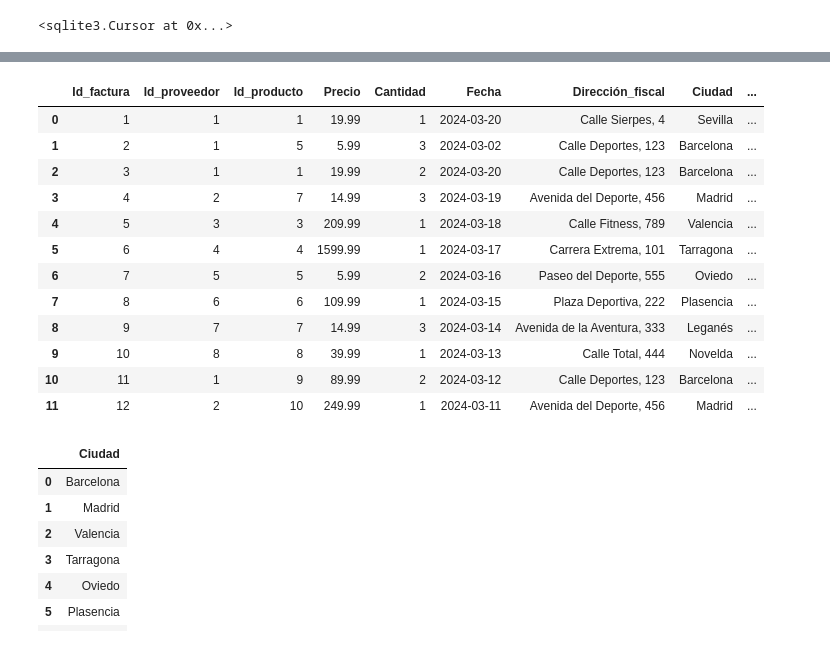
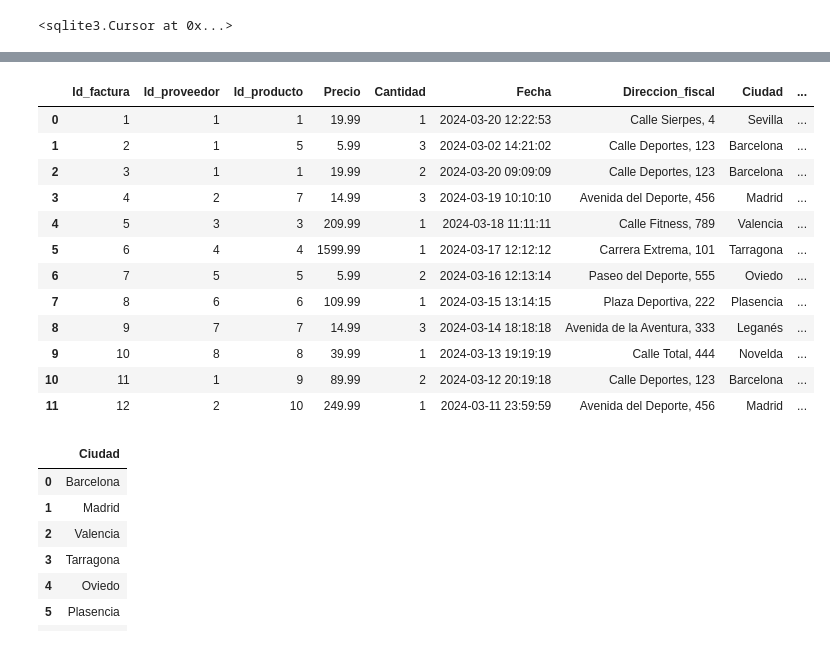
Before and after one commit to mariasanvals/Modelo_BD, a Jupyter notebook: bd_decathlon.ipynb, the cells around one changed output, grey strips where cells are left out. Cells and saved outputs as stored; diff of their text form; code cells hidden in the pictures.

```diff
--- a/bd_decathlon.ipynb
+++ b/bd_decathlon.ipynb
@@ -221,24 +210,24 @@ conexion.commit()
 # %%
 query = '''
-SELECT
+SELECT *
 FROM facturas
 '''
 
 sql_query(query)
 # %% [output]
-|  | Id_factura | Id_proveedor | Id_producto | Precio | Cantidad | Fecha | Dirección_fiscal | Ciudad | ... |
-| 0 | 1 | 1 | 1 | 19.99 | 1 | 2024-03-20 | Calle Sierpes, 4 | Sevilla | ... |
-| 1 | 2 | 1 | 5 | 5.99 | 3 | 2024-03-02 | Calle Deportes, 123 | Barcelona | ... |
-| 2 | 3 | 1 | 1 | 19.99 | 2 | 2024-03-20 | Calle Deportes, 123 | Barcelona | ... |
-| 3 | 4 | 2 | 7 | 14.99 | 3 | 2024-03-19 | Avenida del Deporte, 456 | Madrid | ... |
-| 4 | 5 | 3 | 3 | 209.99 | 1 | 2024-03-18 | Calle Fitness, 789 | Valencia | ... |
-| 5 | 6 | 4 | 4 | 1599.99 | 1 | 2024-03-17 | Carrera Extrema, 101 | Tarragona | ... |
-| 6 | 7 | 5 | 5 | 5.99 | 2 | 2024-03-16 | Paseo del Deporte, 555 | Oviedo | ... |
-| 7 | 8 | 6 | 6 | 109.99 | 1 | 2024-03-15 | Plaza Deportiva, 222 | Plasencia | ... |
-| 8 | 9 | 7 | 7 | 14.99 | 3 | 2024-03-14 | Avenida de la Aventura, 333 | Leganés | ... |
-| 9 | 10 | 8 | 8 | 39.99 | 1 | 2024-03-13 | Calle Total, 444 | Novelda | ... |
-| 10 | 11 | 1 | 9 | 89.99 | 2 | 2024-03-12 | Calle Deportes, 123 | Barcelona | ... |
-| 11 | 12 | 2 | 10 | 249.99 | 1 | 2024-03-11 | Avenida del Deporte, 456 | Madrid | ... |
+|  | Id_factura | Id_proveedor | Id_producto | Precio | Cantidad | Fecha | Direccion_fiscal | Ciudad | ... |
+| 0 | 1 | 1 | 1 | 19.99 | 1 | 2024-03-20 12:22:53 | Calle Sierpes, 4 | Sevilla | ... |
+| 1 | 2 | 1 | 5 | 5.99 | 3 | 2024-03-02 14:21:02 | Calle Deportes, 123 | Barcelona | ... |
+| 2 | 3 | 1 | 1 | 19.99 | 2 | 2024-03-20 09:09:09 | Calle Deportes, 123 | Barcelona | ... |
+| 3 | 4 | 2 | 7 | 14.99 | 3 | 2024-03-19 10:10:10 | Avenida del Deporte, 456 | Madrid | ... |
+| 4 | 5 | 3 | 3 | 209.99 | 1 | 2024-03-18 11:11:11 | Calle Fitness, 789 | Valencia | ... |
+| 5 | 6 | 4 | 4 | 1599.99 | 1 | 2024-03-17 12:12:12 | Carrera Extrema, 101 | Tarragona | ... |
+| 6 | 7 | 5 | 5 | 5.99 | 2 | 2024-03-16 12:13:14 | Paseo del Deporte, 555 | Oviedo | ... |
+| 7 | 8 | 6 | 6 | 109.99 | 1 | 2024-03-15 13:14:15 | Plaza Deportiva, 222 | Plasencia | ... |
+| 8 | 9 | 7 | 7 | 14.99 | 3 | 2024-03-14 18:18:18 | Avenida de la Aventura, 333 | Leganés | ... |
+| 9 | 10 | 8 | 8 | 39.99 | 1 | 2024-03-13 19:19:19 | Calle Total, 444 | Novelda | ... |
+| 10 | 11 | 1 | 9 | 89.99 | 2 | 2024-03-12 20:19:18 | Calle Deportes, 123 | Barcelona | ... |
+| 11 | 12 | 2 | 10 | 249.99 | 1 | 2024-03-11 23:59:59 | Avenida del Deporte, 456 | Madrid | ... |
 # %%
 query = '''
 SELECT DISTINCT Ciudad
```
Also changed, not shown: parts of 12 cells of this notebook, 2 other files.
